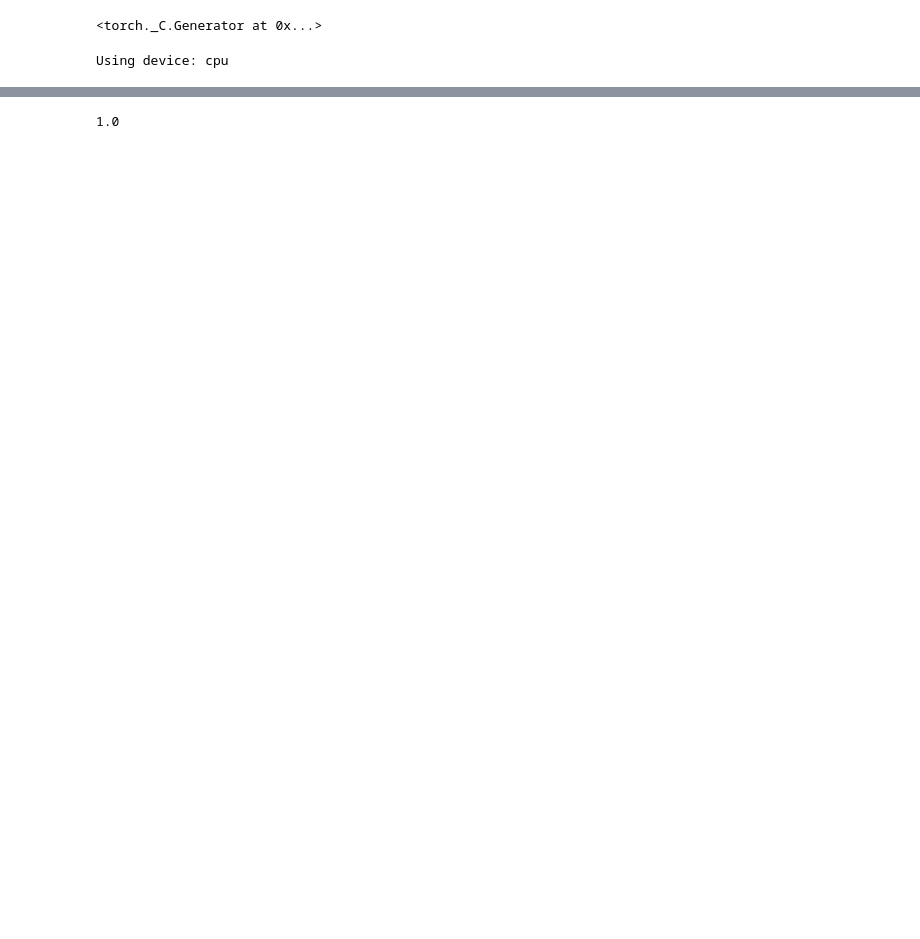
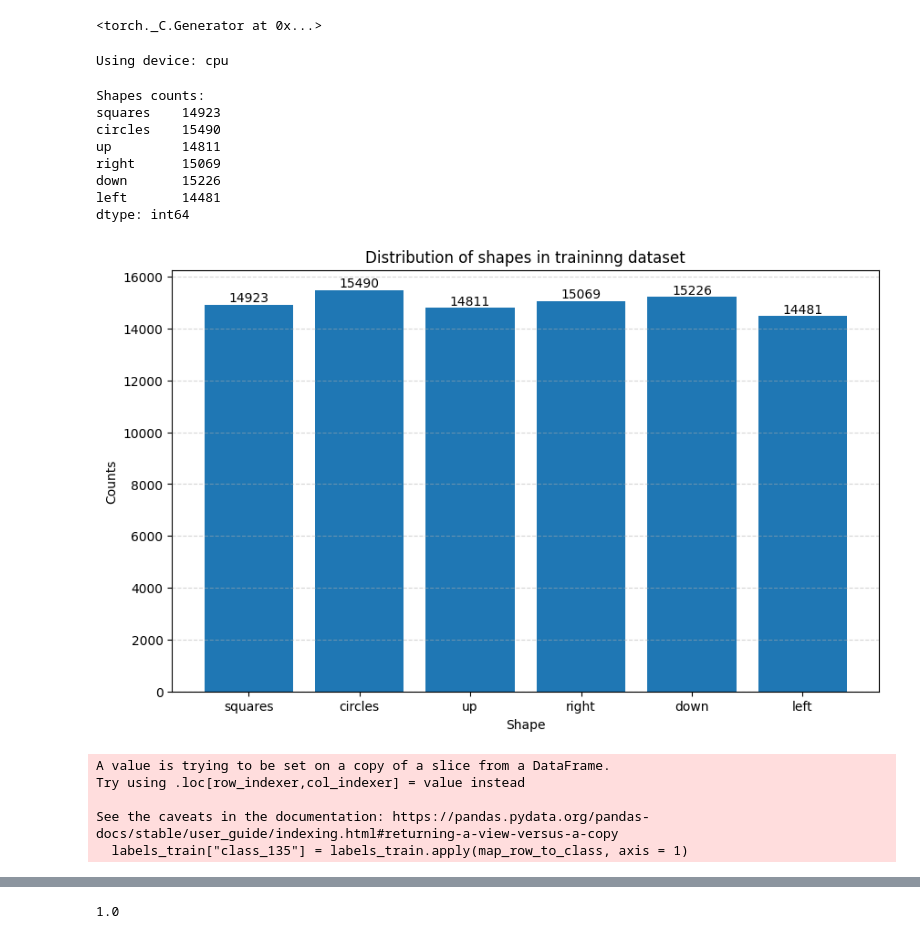
Before and after one commit to MichalSlowakiewicz/Deep-Neural-Network, a Jupyter notebook: hw_1_multitask_counting_student.ipynb, the cells around one changed output, grey strips where cells are left out. Cells and saved outputs as stored; diff of their text form; code cells hidden in the pictures; blank space fills up the shorter version.

```diff
--- a/hw_1_multitask_counting_student.ipynb
+++ b/hw_1_multitask_counting_student.ipynb
@@ -366,3 +397,82 @@ class GeometricShapesDataset(Dataset):
     label = (pair_class * 9) + distribution_class # 15*9 = 135 distinct classes
 
     return torch.tensor(label, dtype = torch.int64)
+# %%
+# Explanatory Data Analysis
+labels = pd.read_csv(csv_file_path)
+
+labels_train = labels[:9000]
+
+# counting shape types
+shapes_columns = ["squares", "circles", "up", "right", "down", "left"]
+shapes_df = labels_train[shapes_columns]
+shapes_counts = shapes_df.sum()
+print("Shapes counts: ")
+print(shapes_counts)
+
+# Plot 1 showing distribution of shapes
+plt.figure(figsize=(10,6))
+bars = plt.bar(shapes_counts.index, shapes_counts.values)
+plt.bar_label(bars)
+plt.title("Distribution of shapes in traininng dataset")
+plt.xlabel("Shape")
+plt.ylabel("Counts")
+plt.grid(axis = "y", linestyle="--", alpha = 0.5)
+plt.savefig("EDA_plot_1.jpg")
+plt.show()
+
+# mapping rows to one of the 135 classses (similiar logic to the one used to GeometricShapesDataset)
+pairs = sorted([(i, j) for i in range(6) for j in range(i + 1, 6)])
+
+def map_row_to_class(row):
+    vector_counts = row[shapes_columns]
+    index_1 = np.where(vector_counts > 0)[0][0]
+    index_2 = np.where(vector_counts > 0)[0][1]
+
+    current_pair = tuple(sorted((index_1, index_2)))
+    pair_class = pairs.index(current_pair)
+
+    count_for_first_index = vector_counts.iloc[current_pair[0]]
+    distribution_class = int(count_for_first_index) - 1
+
+    label = (pair_class * 9) + distribution_class
+    return label
+
+# creating new column representing one of 135 classes
+labels_train["class_135"] = labels_train.apply(map_row_to_class, axis = 1)
+
+# counting appearences of each class
+class_counts = labels_train["class_135"].value_counts()
+
+# print some information
+print("Metrics:")
+print(class_counts.describe())
+print("Most common classes:")
+print(class_counts.head(5))
+print("Rarest classes:")
+print(class_counts.tail(5))
+
+# Plot 2
+plt.figure(figsize=(10,6))
+plt.bar(class_counts.index, class_counts.values,  edgecolor='black', alpha=0.5)
+plt.title("Distribution of 135 classes among training dataset")
+plt.xlabel("Class")
+plt.ylabel("Counts")
+plt.grid(axis = "y", linestyle="--", alpha = 0.5)
+plt.savefig("EDA_plot_2.jpg")
+plt.show()
+# %% [output]
+Shapes counts:
+squares    14923
+circles    15490
+up         14811
+right      15069
+down       15226
+left       14481
+dtype: int64
+[figure, added]
+A value is trying to be set on a copy of a slice from a DataFrame.
+Try using .loc[row_indexer,col_indexer] = value instead
+
+See the caveats in the documentation: https://pandas.pydata.org/pandas-docs/stable/user_guide/indexing.html#returning-a-view-versus-a-copy
+  labels_train["class_135"] = labels_train.apply(map_row_to_class, axis = 1)
```
Also changed, not shown: parts of 16 cells of this notebook.
